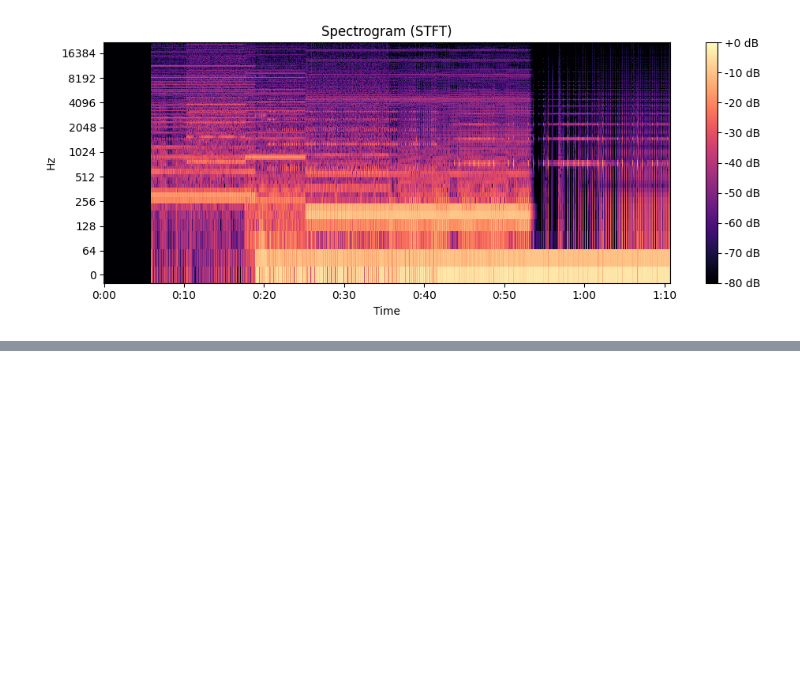
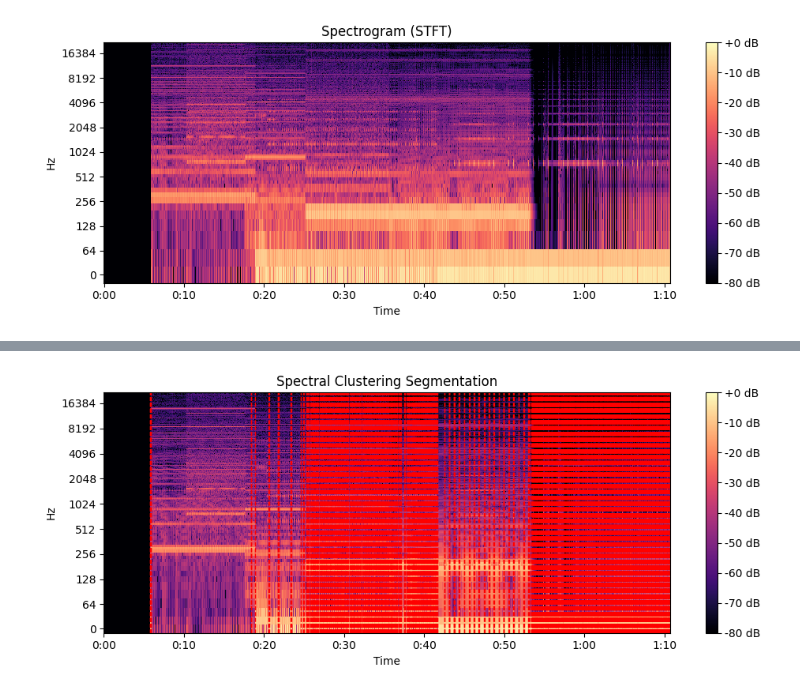
Before and after one commit to michaeljunokas/FCRBM, a Jupyter notebook: Dissertation Refactor/Real Audio Processing.ipynb, the cells around one changed output, grey strips where cells are left out. Saved outputs shown, nothing was run; the diff lists cells and outputs as text; code cells hidden in the pictures; blank space fills up the shorter version.

Commit message:
Trying a variety of segmentation techniques

```diff
--- a/Dissertation Refactor/Real Audio Processing.ipynb
+++ b/Dissertation Refactor/Real Audio Processing.ipynb
@@ -31,0 +104,35 @@ plt.show()
+# %%
+import numpy as np
+import librosa
+import librosa.display
+import matplotlib.pyplot as plt
+from sklearn.cluster import KMeans
+
+# Load audio
+y, sr = librosa.load('data/2025_07.wav', sr=None)
+
+# Extract MFCCs
+mfcc = librosa.feature.mfcc(y=y, sr=sr, n_mfcc=13)
+mfcc = mfcc.T  # Transpose to shape (frames, features)
+
+# Apply KMeans clustering
+n_segments = 7  # Choose number of segments
+kmeans = KMeans(n_clusters=n_segments, random_state=0).fit(mfcc)
+labels = kmeans.labels_
+
+# Find change points
+boundaries = np.flatnonzero(np.diff(labels))  # Indices where cluster label changes
+times = librosa.frames_to_time(boundaries, sr=sr)
+
+# Plot segmentation
+plt.figure(figsize=(10, 4))
+librosa.display.specshow(librosa.amplitude_to_db(np.abs(librosa.stft(y)), ref=np.max),
+                         sr=sr, hop_length=512, x_axis='time', y_axis='log')
+for t in times:
+    plt.axvline(x=t, color='r', linestyle='--', linewidth=1)
+plt.title('Spectral Clustering Segmentation')
+plt.colorbar(format='%+2.0f dB')
+plt.tight_layout()
+plt.show()
+# %% [output]
+[figure, added]
```
Also changed, not shown: parts of 5 cells of this notebook.
